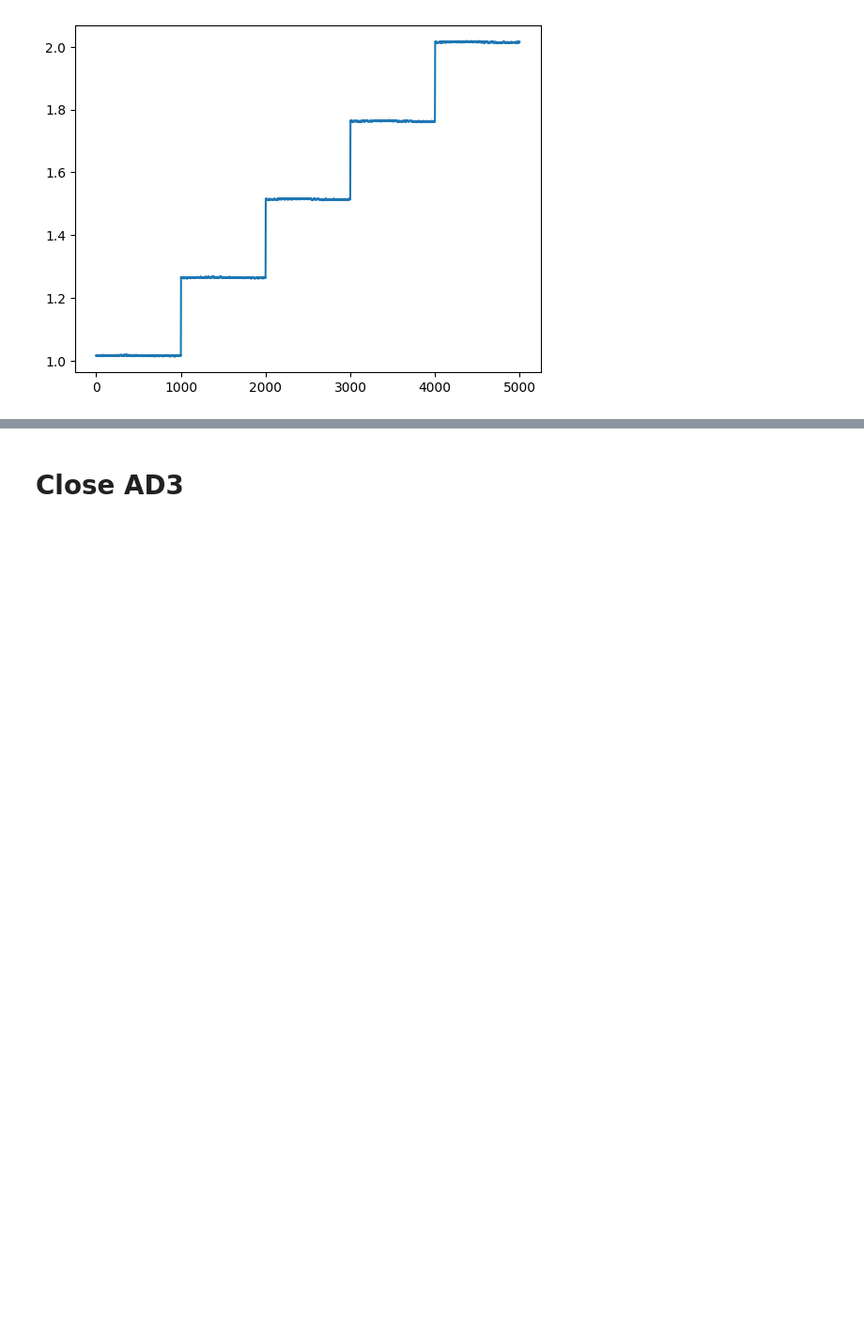
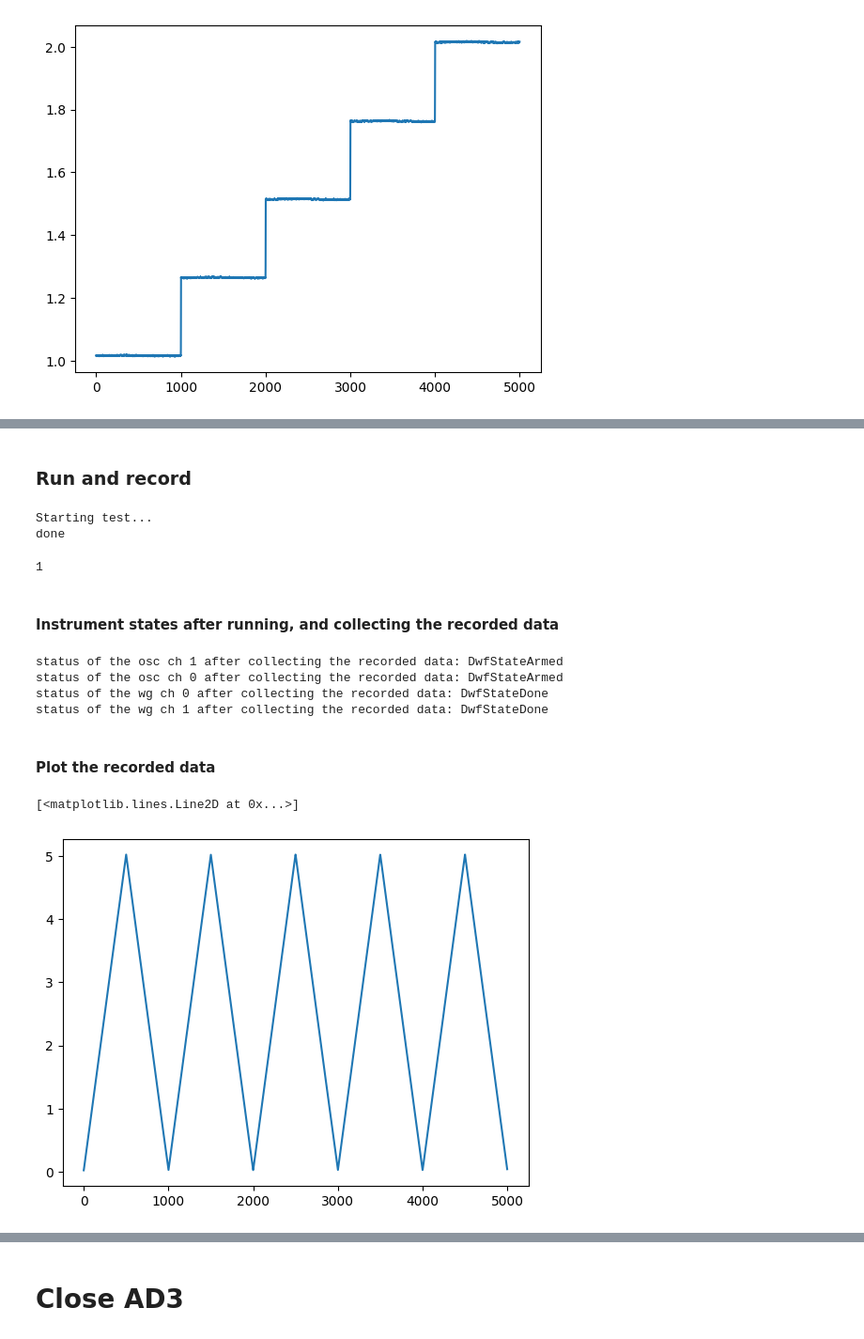
Before and after one commit to LaN-Tran/Analog_Discovery_3, a Jupyter notebook: 20250521/analog_diode.ipynb, the cells around one changed output, grey strips where cells are left out. Shown at 94% size. Cells and saved outputs as stored; diff of their text form; code cells hidden in the pictures; blank space fills up the shorter version.

```diff
--- a/20250521/analog_diode.ipynb
+++ b/20250521/analog_diode.ipynb
@@ -186,0 +272,65 @@ dwf.FDwfAnalogOutConfigure(hdwf, 1, 0)
+# %% [markdown]
+### Run and record
+# %%
+print("Starting test...")
+dwf.FDwfAnalogInConfigure(hdwf, 0, 1)
+dwf.FDwfAnalogOutConfigure(hdwf, 1, 1)
+
+sts = c_int()
+while True:
+    dwf.FDwfAnalogInStatus(hdwf, 1, byref(sts))
+    if sts.value == constants.DwfStateDone.value :
+        break
+    time.sleep(0.001)
+print("done")
+
+rgc1 = (c_double*5000)()
+rgc2 = (c_double*5000)()
+dwf.FDwfAnalogInStatusData(hdwf, 0, rgc1, len(rgc1)) # get channel 1 data
+dwf.FDwfAnalogInStatusData(hdwf, 1, rgc2, len(rgc2)) # get channel 2 data
+# %% [output]
+Starting test...
+done
+1
+# %% [markdown]
+#### Instrument states after running, and collecting the recorded data
+# %%
+# instrument states
+instr_state_defs = {
+    0: "DwfStateReady",
+    4: "DwfStateConfig",
+    5: "DwfStatePrefill",
+    1: "DwfStateArmed",
+    7: "DwfStateWait",
+    3: "DwfStateTriggered",
+    3: "DwfStateRunning",
+    6: "DwfStateNotDone",
+    2: "DwfStateDone"
+}
+
+# check instrument status
+
+## Oscilloscope
+dwf.FDwfAnalogInStatus(hdwf, 1, byref(sts))
+print(f"status of the osc ch 1 after collecting the recorded data: {instr_state_defs[sts.value]}")
+
+dwf.FDwfAnalogInStatus(hdwf, 0, byref(sts))
+print(f"status of the osc ch 0 after collecting the recorded data: {instr_state_defs[sts.value]}")
+
+# FDwfAnalogOutStatus(HDWF hdwf, int idxChannel, DwfState *psts)
+dwf.FDwfAnalogOutStatus(hdwf, 0, byref(sts))
+print(f"status of the wg ch 0 after collecting the recorded data: {instr_state_defs[sts.value]}")
+dwf.FDwfAnalogOutStatus(hdwf, 1, byref(sts))
+print(f"status of the wg ch 1 after collecting the recorded data: {instr_state_defs[sts.value]}")
+# %% [output]
+status of the osc ch 1 after collecting the recorded data: DwfStateArmed
+status of the osc ch 0 after collecting the recorded data: DwfStateArmed
+status of the wg ch 0 after collecting the recorded data: DwfStateDone
+status of the wg ch 1 after collecting the recorded data: DwfStateDone
+# %% [markdown]
+#### Plot the recorded data
+# %%
+plt.plot(numpy.arange(0, len(rgc1)), rgc1)
+# %% [output]
+[<matplotlib.lines.Line2D at 0x...>]
+[figure, added]
```
Also changed, not shown: parts of 26 cells of this notebook.
